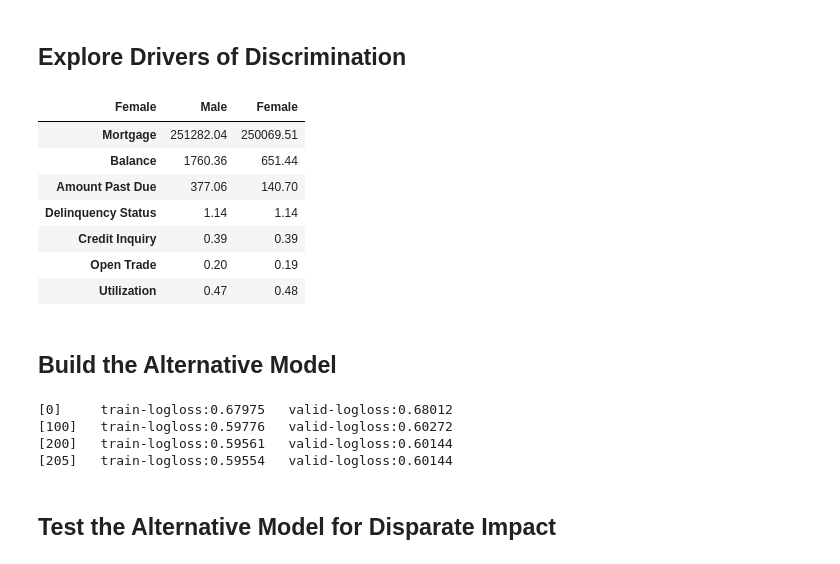
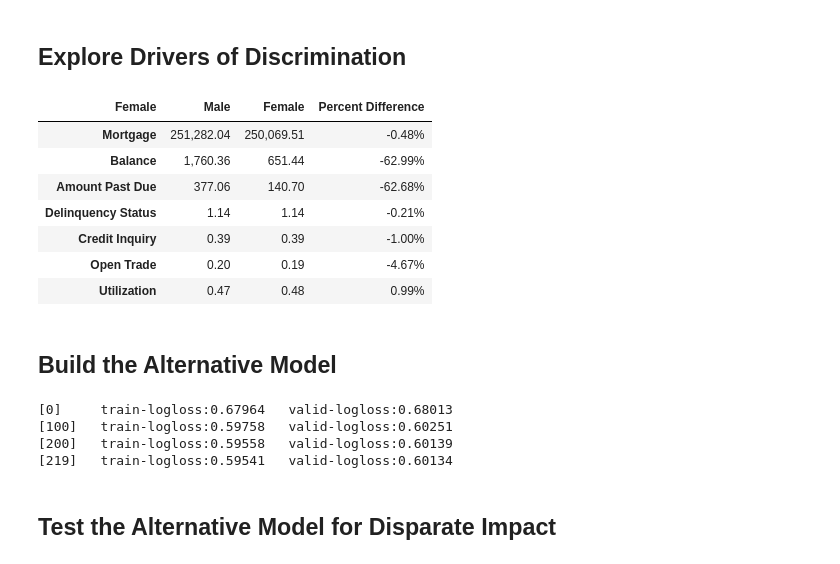
Before and after one commit to nickpschmidt/public_talks, a Jupyter notebook: 20240613 - Marcus Evans - Model Validation Class/02_Disparity_Mitigation.ipynb, the cells around one changed output. Drawn from its saved outputs; the diff is of its cells as text; code cells hidden in the pictures.

```diff
--- a/20240613 - Marcus Evans - Model Validation Class/02_Disparity_Mitigation.ipynb
+++ b/20240613 - Marcus Evans - Model Validation Class/02_Disparity_Mitigation.ipynb
@@ -128,16 +127,19 @@ sd.ui.show(baseline_offer_air.summary_table)
 # %% [markdown]
 ## Explore Drivers of Discrimination
 # %%
-valid.groupby(by='Female')[baseline_features].mean().T.rename(columns={0: 'Male', 1: 'Female'}).style.format("{:.2f}")
+average_values = valid.groupby(by='Female')[baseline_features].mean().T.rename(columns={0: 'Male', 1: 'Female'})
+average_values['Percent Difference'] = average_values['Female'] / average_values['Male'] - 1
+ave_formatter = {'Male': '{:,.2f}', 'Female': '{:,.2f}', 'Percent Difference': '{:,.2%}'}
+average_values.style.format(ave_formatter)
 # %% [output]
-| Female | Male | Female |
-| Mortgage | 251282.04 | 250069.51 |
-| Balance | 1760.36 | 651.44 |
-| Amount Past Due | 377.06 | 140.70 |
-| Delinquency Status | 1.14 | 1.14 |
-| Credit Inquiry | 0.39 | 0.39 |
-| Open Trade | 0.20 | 0.19 |
-| Utilization | 0.47 | 0.48 |
+| Female | Male | Female | Percent Difference |
+| Mortgage | 251,282.04 | 250,069.51 | -0.48% |
+| Balance | 1,760.36 | 651.44 | -62.99% |
+| Amount Past Due | 377.06 | 140.70 | -62.68% |
+| Delinquency Status | 1.14 | 1.14 | -0.21% |
+| Credit Inquiry | 0.39 | 0.39 | -1.00% |
+| Open Trade | 0.20 | 0.19 | -4.67% |
+| Utilization | 0.47 | 0.48 | 0.99% |
 # %% [markdown]
 ## Build the Alternative Model
 # %%
@@ -154,7 +156,8 @@ params = {
     'seed': 2718,
     "objective": "binary:logistic",
     "eval_metric": "logloss",
-    'tree_method': 'gpu_hist',
+    'tree_method': 'hist',
+    'device': 'cuda',
     'learning_rate': 0.1,
     'max_depth': 2,
     'verbosity': 1,
@@ -172,10 +175,10 @@ alt_model = xgb.train(
 alternative_prediction_train = pd.Series(data=alt_model.predict(d_valid_alt), index=valid.index)
 alternative_prediction_valid = pd.Series(data=alt_model.predict(d_valid_alt), index=valid.index)
 # %% [output]
-[0]     train-logloss:0.67975   valid-logloss:0.68012
-[100]   train-logloss:0.59776   valid-logloss:0.60272
-[200]   train-logloss:0.59561   valid-logloss:0.60144
-[205]   train-logloss:0.59554   valid-logloss:0.60144
+[0]     train-logloss:0.67964   valid-logloss:0.68013
+[100]   train-logloss:0.59758   valid-logloss:0.60251
+[200]   train-logloss:0.59558   valid-logloss:0.60139
+[219]   train-logloss:0.59541   valid-logloss:0.60134
 # %% [markdown]
 ## Test the Alternative Model for Disparate Impact
 # %%
```
Also changed, not shown: parts of 13 cells of this notebook, 1 other file.
